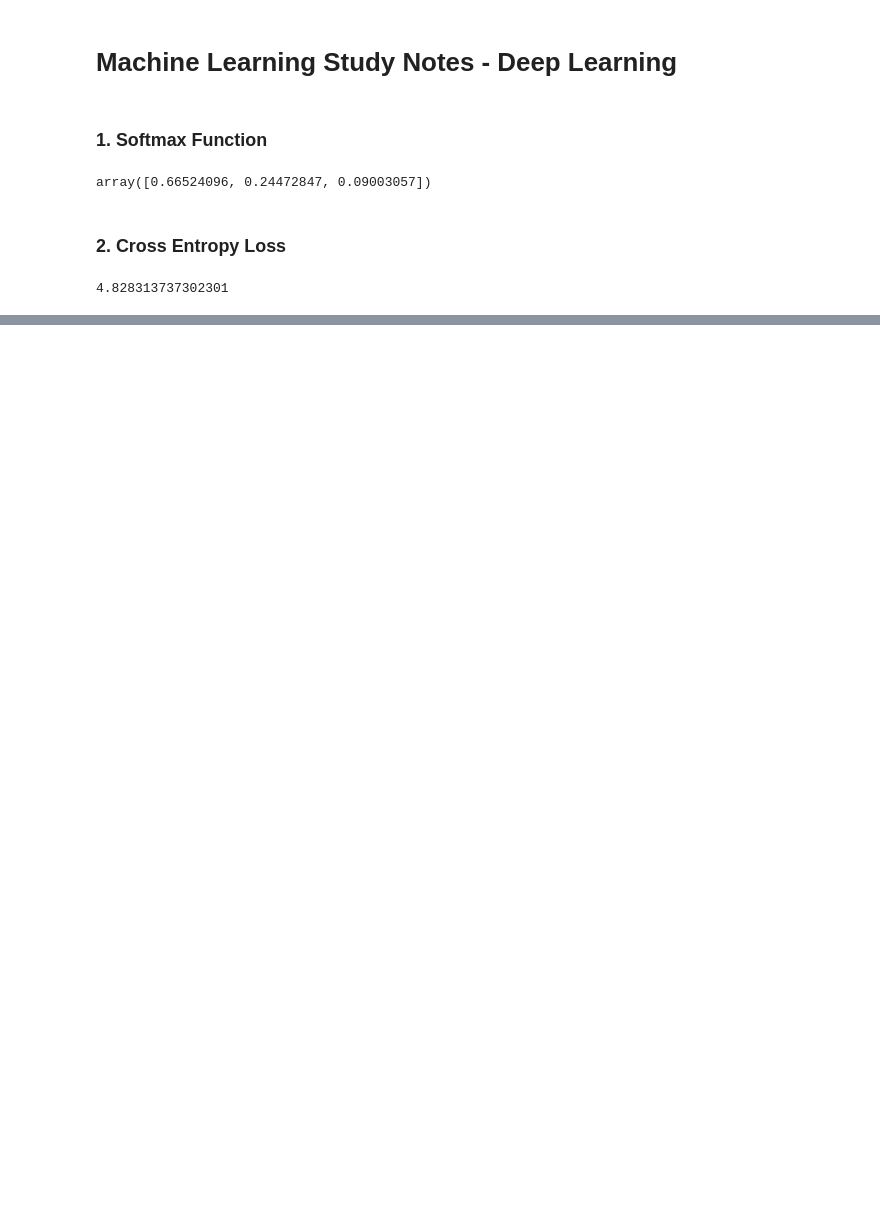
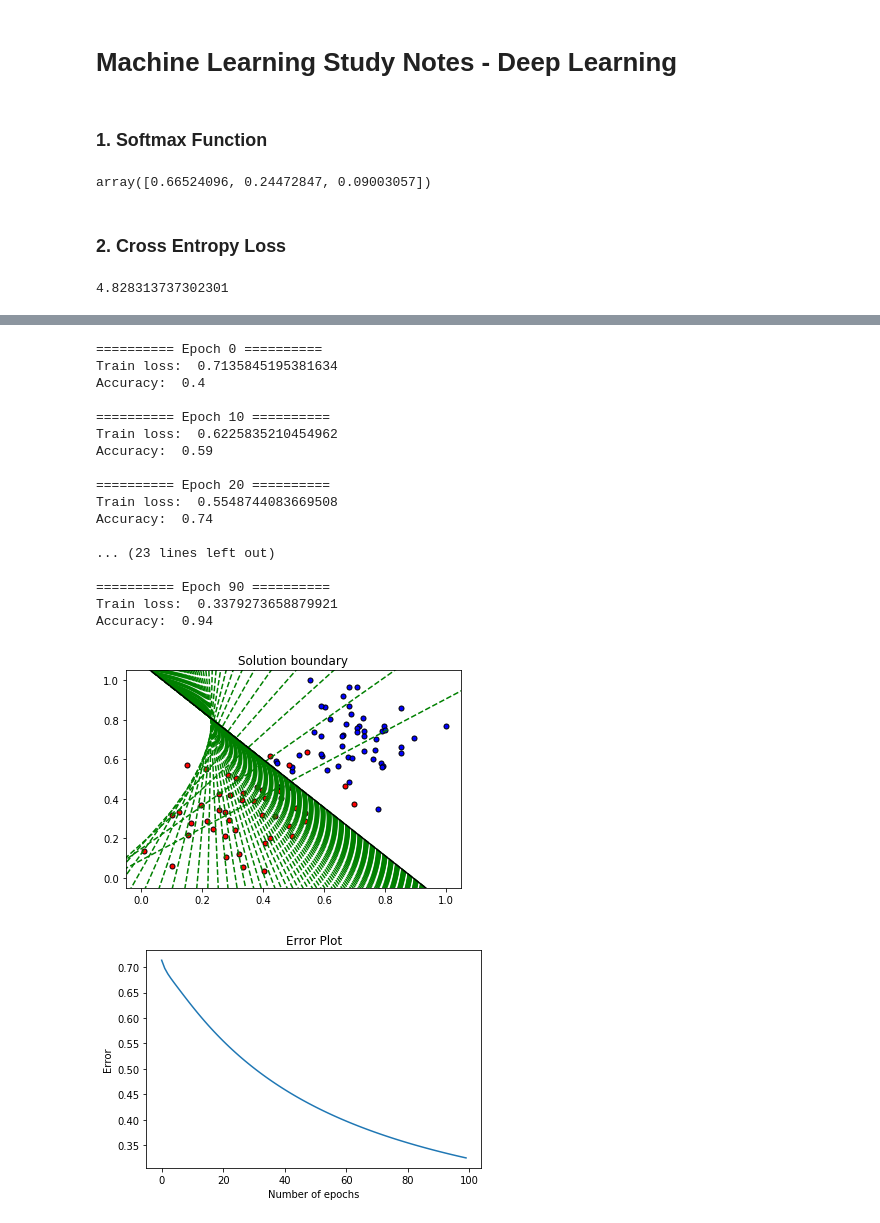
Before and after one commit to sclkan/ML-Study-Notes, a Jupyter notebook: deep_learning_notes.ipynb, the cells around one changed output, grey strips where cells are left out. Cells and saved outputs as stored; diff of their text form; code cells hidden in the pictures; blank space fills up the shorter version.

```diff
--- a/deep_learning_notes.ipynb
+++ b/deep_learning_notes.ipynb
@@ -33,0 +67,21 @@ cross_entropy(Y,P)
+# %%
+#Functions created by myself
+def sigmoid(x):
+    return 1 / (1+np.exp(-x))
+
+def prob_output(features, weights, bias):
+
+    #Use np.dot to multiple two array/vectors
+    #Ex: if array1 = [1,2] & array2 = [3,4]
+    # np.dot(array1,array2) would return 1*3+2*4, which is 11
+
+    return sigmoid(np.dot(features, weights) + bias)
+
+def error_function(y, output):
+    return -y * np.log(output) - ((1 - y) * np.log(1 - output))
+
+def update_weights(x, y, weights, bias, learnrate):
+    output = prob_output(x, weights, bias)
+    weights -= learnrate*(-(y-output)) * x
+    bias -= learnrate * (-(y-output))
+    return weights, bias
@@ -33,0 +149,22 @@ cross_entropy(Y,P)
+# %%
+train(X, y, epochs, learnrate, True)
+# %% [output]
+========== Epoch 0 ==========
+Train loss:  0.7135845195381634
+Accuracy:  0.4
+
+========== Epoch 10 ==========
+Train loss:  0.6225835210454962
+Accuracy:  0.59
+
+========== Epoch 20 ==========
+Train loss:  0.5548744083669508
+Accuracy:  0.74
+
+... (23 lines left out)
+
+========== Epoch 90 ==========
+Train loss:  0.3379273658879921
+Accuracy:  0.94
+[figure, added]
+[figure, added]
```
Also changed, not shown: parts of 7 cells of this notebook.
